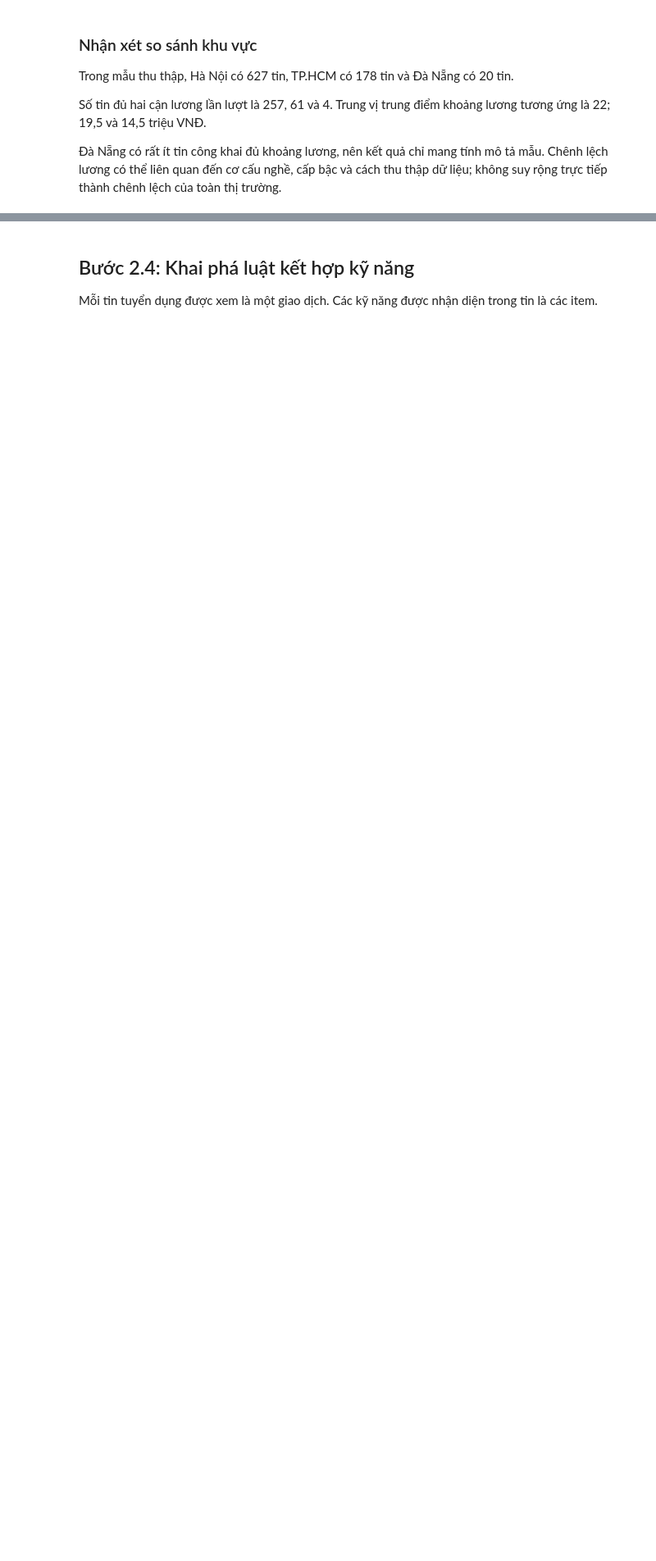
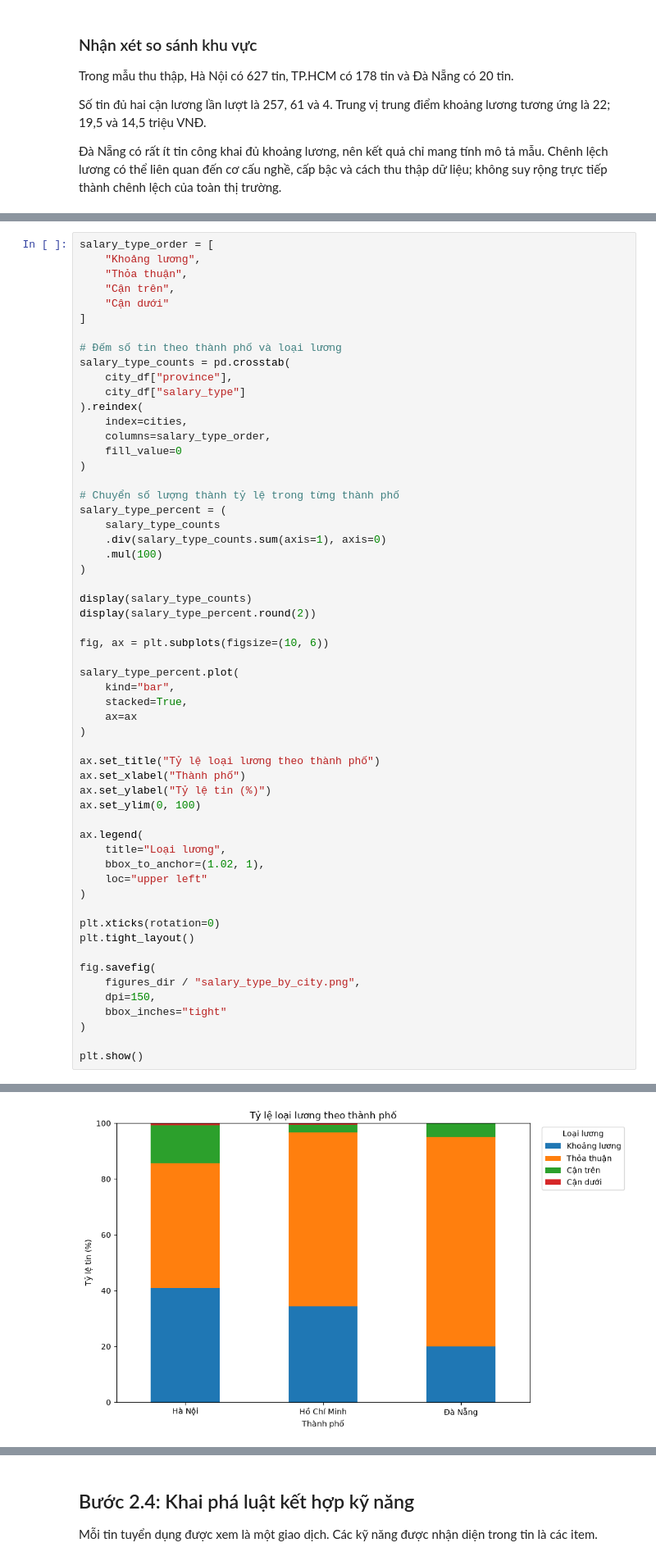
Before and after one commit to maithanhai/data-mining, a Jupyter notebook: notebooks/Nhom07_MiningPipeline.ipynb, the cells around one changed output, grey strips where cells are left out. Shown at 82% size. Drawn from its saved outputs; the diff is of its cells as text; blank space fills up the shorter version.

```diff
--- a/notebooks/Nhom07_MiningPipeline.ipynb
+++ b/notebooks/Nhom07_MiningPipeline.ipynb
@@ -1230,0 +1390,58 @@ chênh lệch của toàn thị trường.
+# %%
+salary_type_order = [
+    "Khoảng lương",
+    "Thỏa thuận",
+    "Cận trên",
+    "Cận dưới"
+]
+
+# Đếm số tin theo thành phố và loại lương
+salary_type_counts = pd.crosstab(
+    city_df["province"],
+    city_df["salary_type"]
+).reindex(
+    index=cities,
+    columns=salary_type_order,
+    fill_value=0
+)
+
+# Chuyển số lượng thành tỷ lệ trong từng thành phố
+salary_type_percent = (
+    salary_type_counts
+    .div(salary_type_counts.sum(axis=1), axis=0)
+    .mul(100)
+)
+
+display(salary_type_counts)
+display(salary_type_percent.round(2))
+
+fig, ax = plt.subplots(figsize=(10, 6))
+
+salary_type_percent.plot(
+    kind="bar",
+    stacked=True,
+    ax=ax
+)
+
+ax.set_title("Tỷ lệ loại lương theo thành phố")
+ax.set_xlabel("Thành phố")
+ax.set_ylabel("Tỷ lệ tin (%)")
+ax.set_ylim(0, 100)
+
+ax.legend(
+    title="Loại lương",
+    bbox_to_anchor=(1.02, 1),
+    loc="upper left"
+)
+
+plt.xticks(rotation=0)
+plt.tight_layout()
+
+fig.savefig(
+    figures_dir / "salary_type_by_city.png",
+    dpi=150,
+    bbox_inches="tight"
+)
+
+plt.show()
+# %% [output]
@@ -1230,0 +1458 @@ chênh lệch của toàn thị trường.
+[figure, added]
```
Also changed, not shown: parts of 11 cells of this notebook, 6 other files.
